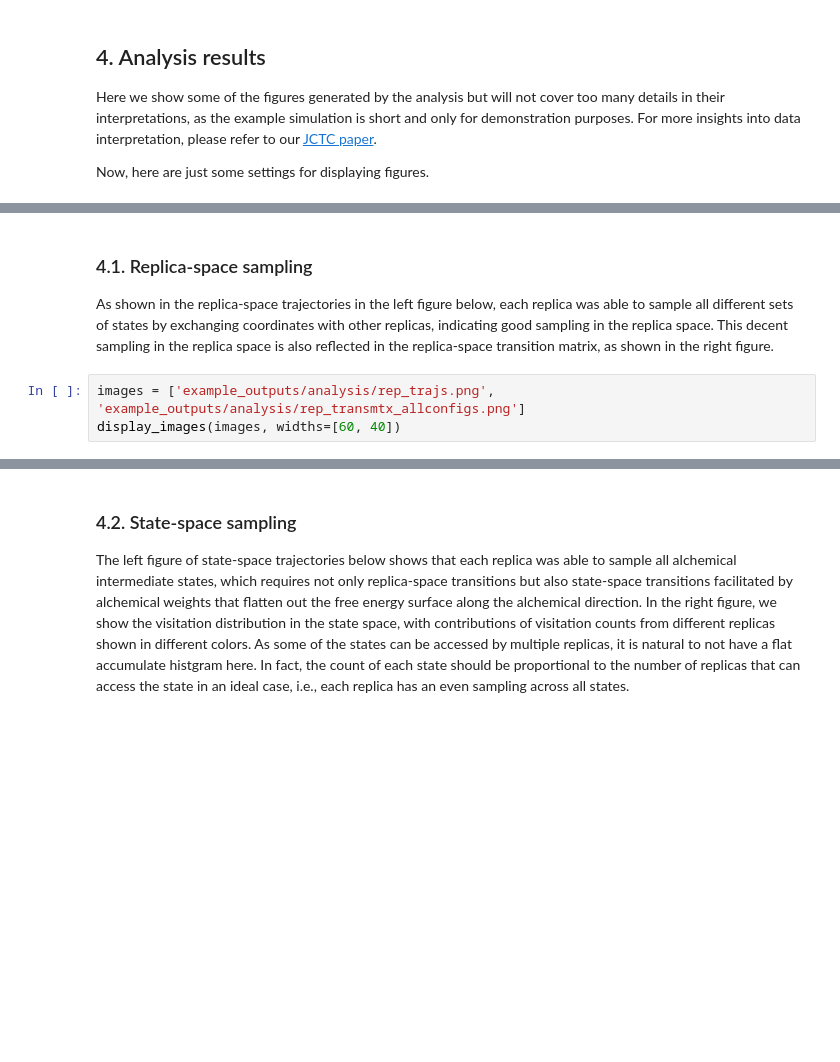
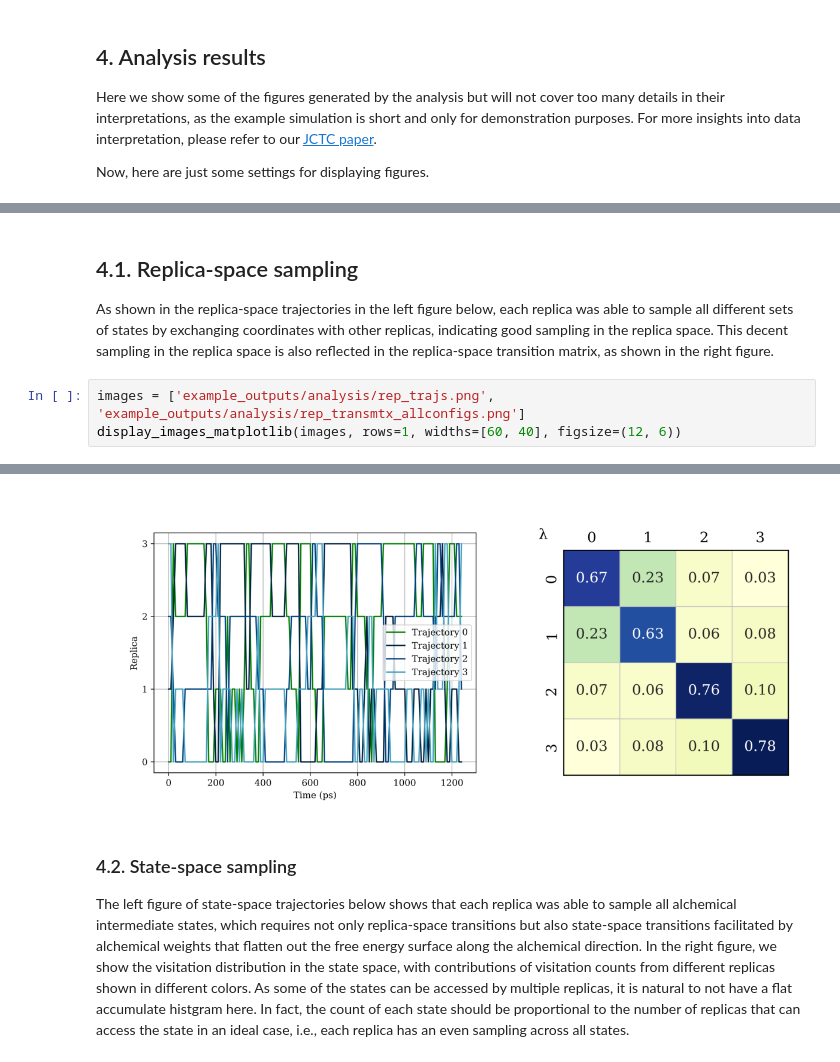
Before and after one commit to wehs7661/ensemble_md, a Jupyter notebook: docs/examples/tutorial_1/standard_REXEE.ipynb, the cells around one changed output, grey strips where cells are left out. Drawn from its saved outputs; the diff is of its cells as text; blank space fills up the shorter version.

Commit message:
Tweaked the display settings for the output figures in Tutorial 1

```diff
--- a/docs/examples/tutorial_1/standard_REXEE.ipynb
+++ b/docs/examples/tutorial_1/standard_REXEE.ipynb
@@ -295,7 +317,7 @@ def display_images(images, widths=None):
 # %% [markdown]
-### 4.1. Replica-space sampling
+## 4.1. Replica-space sampling
 As shown in the replica-space trajectories in the left figure below, each replica was able to sample all different sets of states by exchanging coordinates with other replicas, indicating good sampling in the replica space. This decent sampling in the replica space is also reflected in the replica-space transition matrix, as shown in the right figure.
 # %%
 images = ['example_outputs/analysis/rep_trajs.png', 'example_outputs/analysis/rep_transmtx_allconfigs.png']
-display_images(images, widths=[60, 40])
+display_images_matplotlib(images, rows=1, widths=[60, 40], figsize=(12, 6))
 # %% [output]
@@ -303,3 +324,4 @@ display_images(images, widths=[60, 40])
+[figure, added]
 # %% [markdown]
 ### 4.2. State-space sampling
 The left figure of state-space trajectories below shows that each replica was able to sample all alchemical intermediate states, which requires not only replica-space transitions but also state-space transitions facilitated by alchemical weights that flatten out the free energy surface along the alchemical direction. In the right figure, we show the visitation distribution in the state space, with contributions of visitation counts from different replicas shown in different colors. As some of the states can be accessed by multiple replicas, it is natural to not have a flat accumulate histgram here. In fact, the count of each state should be proportional to the number of replicas that can access the state in an ideal case, i.e., each replica has an even sampling across all states.
```
Also changed, not shown: parts of 7 cells of this notebook.
